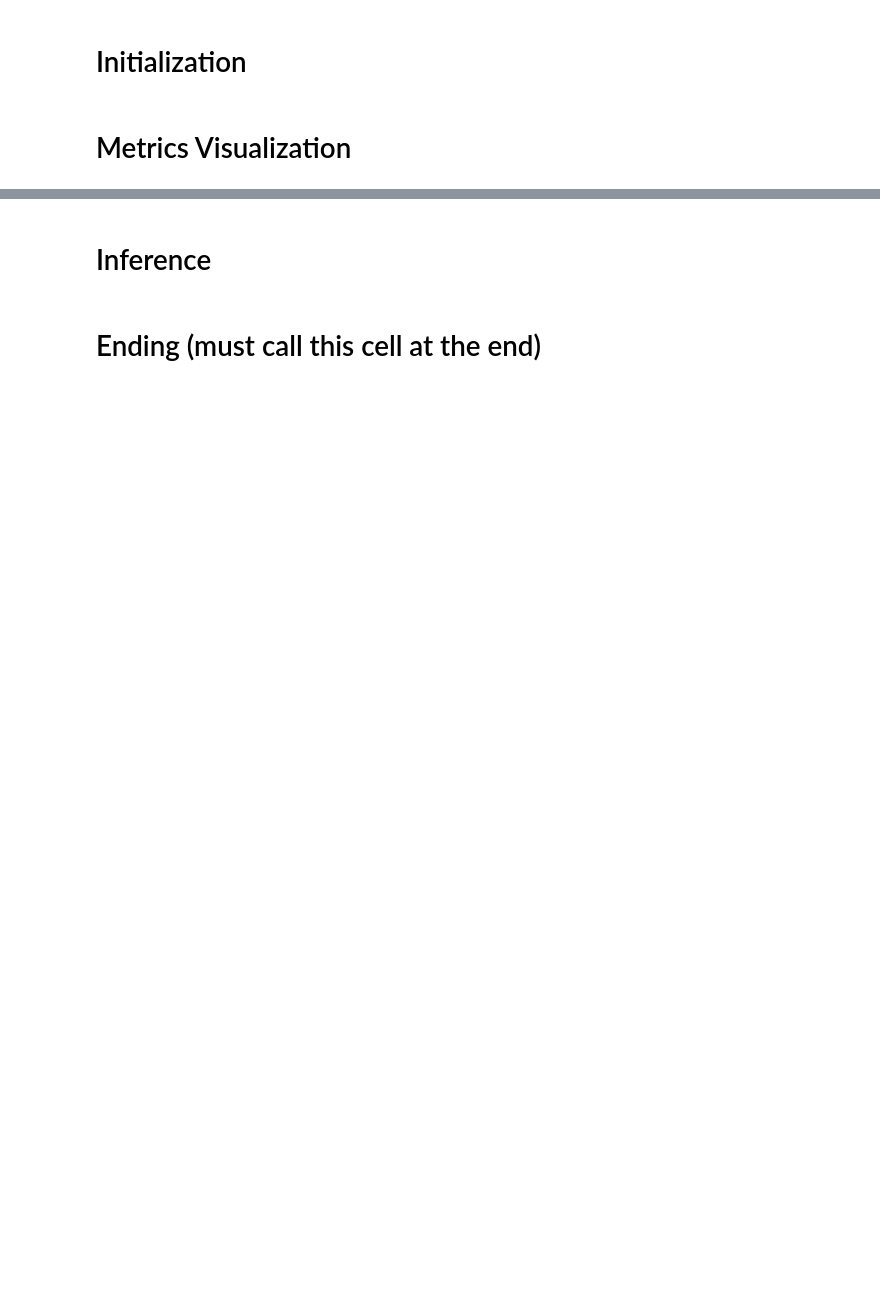
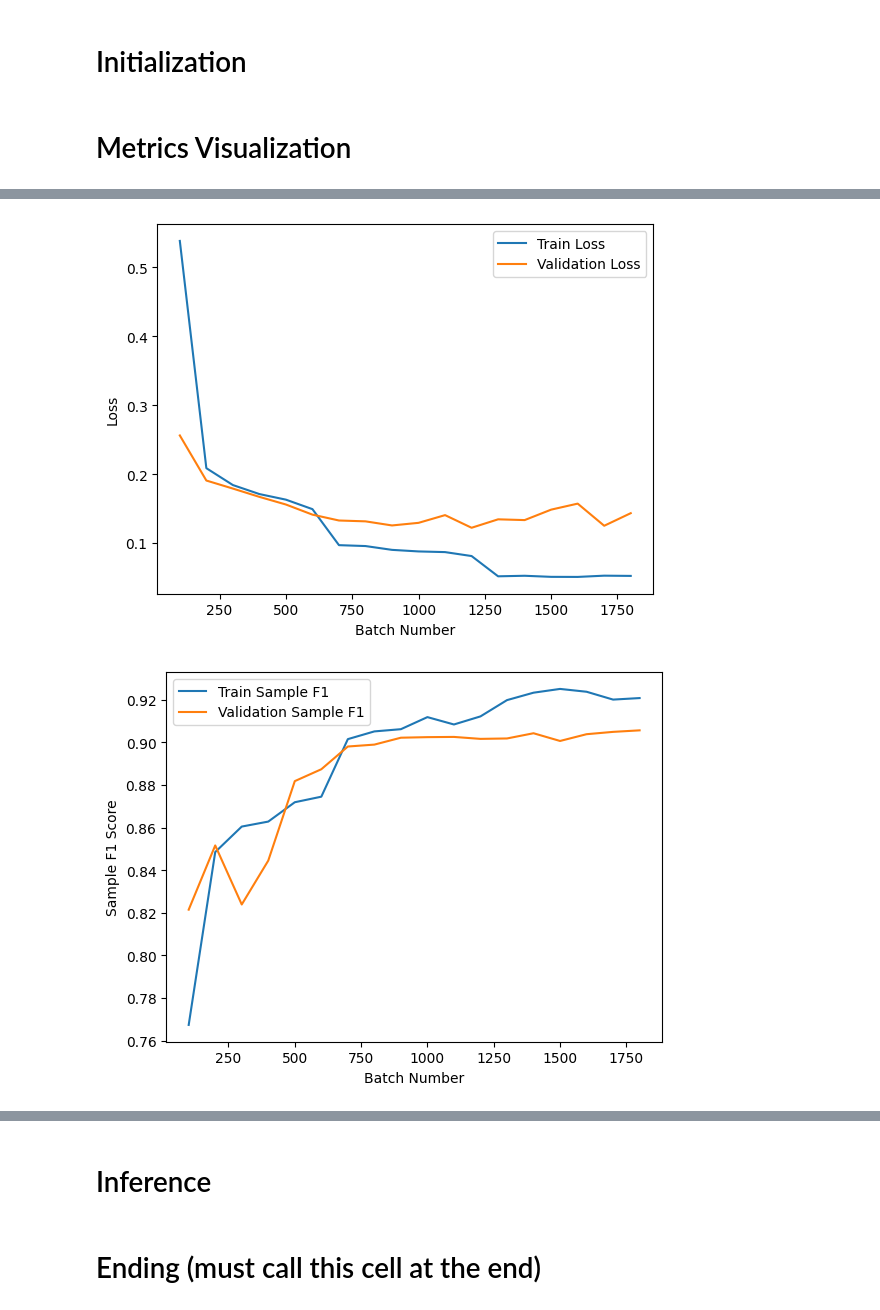
Before and after one commit to bloodpool7/RandomTransformer, a Jupyter notebook: Transformer/model_analysis.ipynb, the cells around one changed output, grey strips where cells are left out. Cells and saved outputs as stored; diff of their text form; code cells hidden in the pictures; blank space fills up the shorter version.

Commit message:
Moved training, plotting, and testing to the model file to clean up the notebook

```diff
--- a/Transformer/model_analysis.ipynb
+++ b/Transformer/model_analysis.ipynb
@@ -7,16 +7,15 @@ from torch.utils.data import DataLoader
 import pandas as pd
 from zipfile import ZipFile
 import os
-import matplotlib.pyplot as plt
 
 #extract data from the zip file
 
-path = "TrainedModels/240embeddings-3encoder-4heads-64tokensize"
+path = "TrainedModels/240embeddings-1encoder-1heads-64tokensize"
 
 with ZipFile(path + ".zip", "r") as myzip:
     myzip.extractall("temp/")
 
-train_metrics = pd.read_csv("temp/train_metrics.csv")
-val_metrics = pd.read_csv("temp/val_metrics.csv")
+train_metrics = pd.read_csv("temp/train_metrics.csv", index_col=0)
+val_metrics = pd.read_csv("temp/val_metrics.csv", index_col = 0)
 # %% [markdown]
 # Metrics Visualization
@@ -68,0 +22,5 @@ plt.show()
+# %%
+plot_metrics(train_metrics, val_metrics)
+# %% [output]
+[figure, added]
+[figure, added]
```
Also changed, not shown: parts of 4 cells of this notebook, 4 other files.
